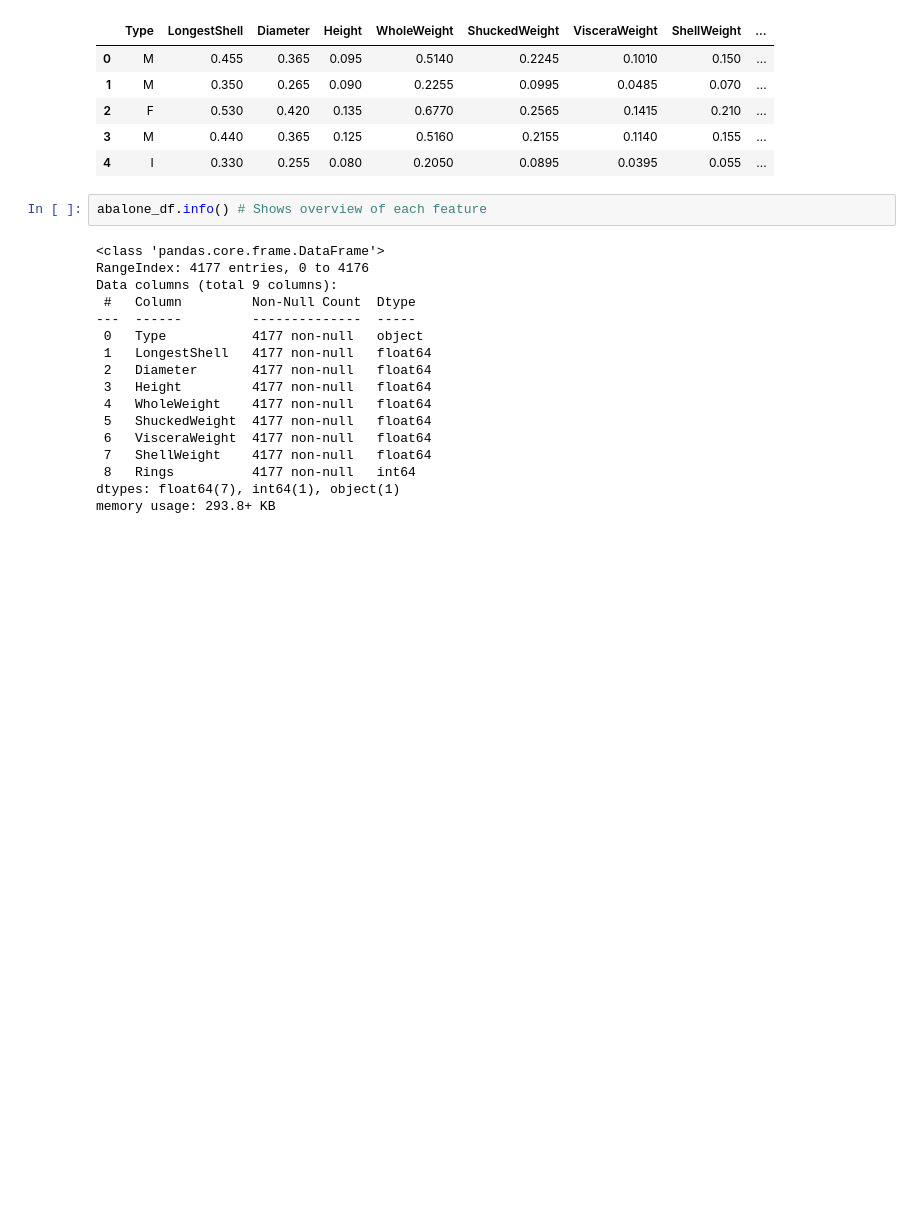
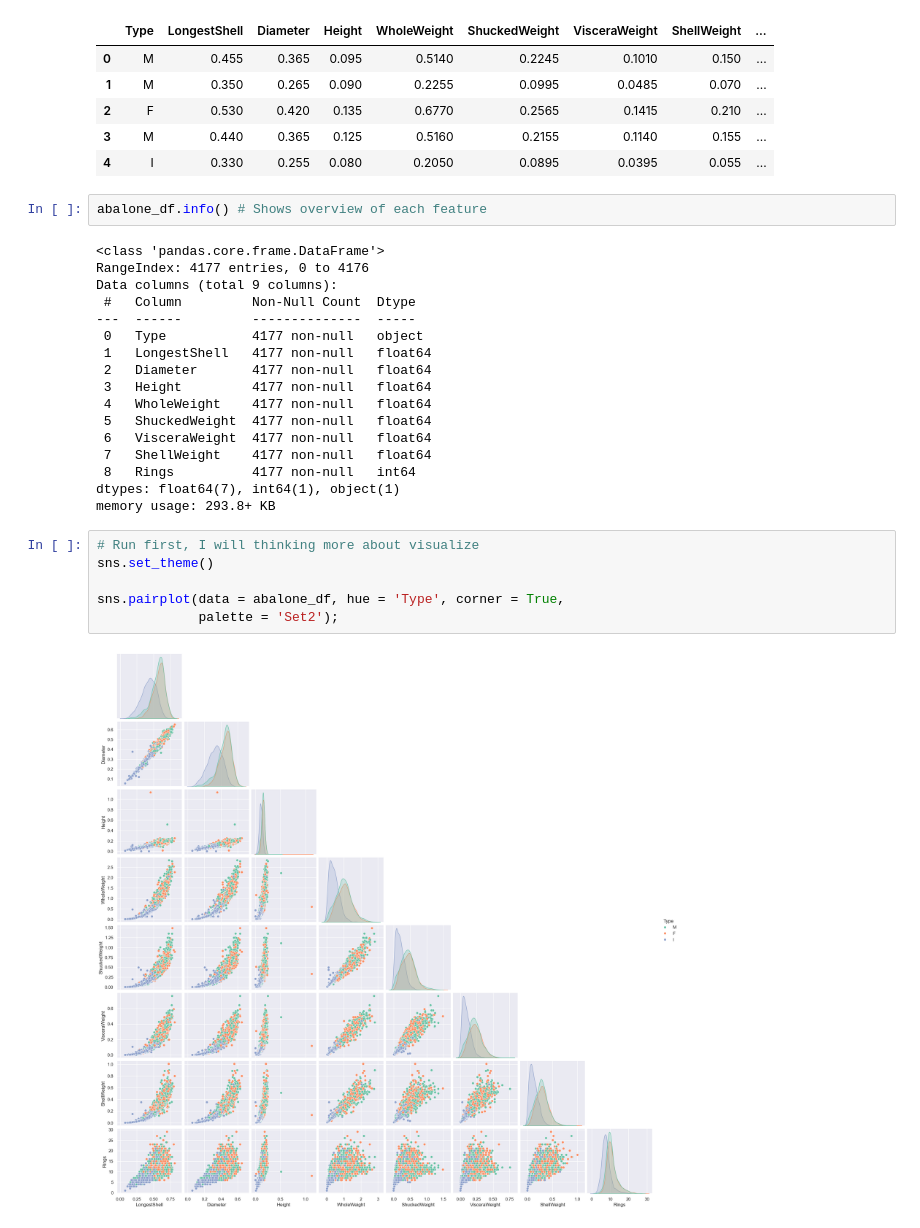
Before and after one commit to Pimz25/AI_ML, a Jupyter notebook: A3.ipynb, the cells around one changed output. Saved outputs shown, nothing was run; the diff lists cells and outputs as text; blank space fills up the shorter version.

Commit message:
visualize pairplot

```diff
--- a/A3.ipynb
+++ b/A3.ipynb
@@ -32,3 +37,11 @@ Data columns (total 9 columns):
  8   Rings          4177 non-null   int64
 dtypes: float64(7), int64(1), object(1)
 memory usage: 293.8+ KB
+# %%
+# Run first, I will thinking more about visualize
+sns.set_theme()
+
+sns.pairplot(data = abalone_df, hue = 'Type', corner = True,
+             palette = 'Set2');
+# %% [output]
+[figure, added]
```
Also changed, not shown: parts of 1 cell of this notebook.
